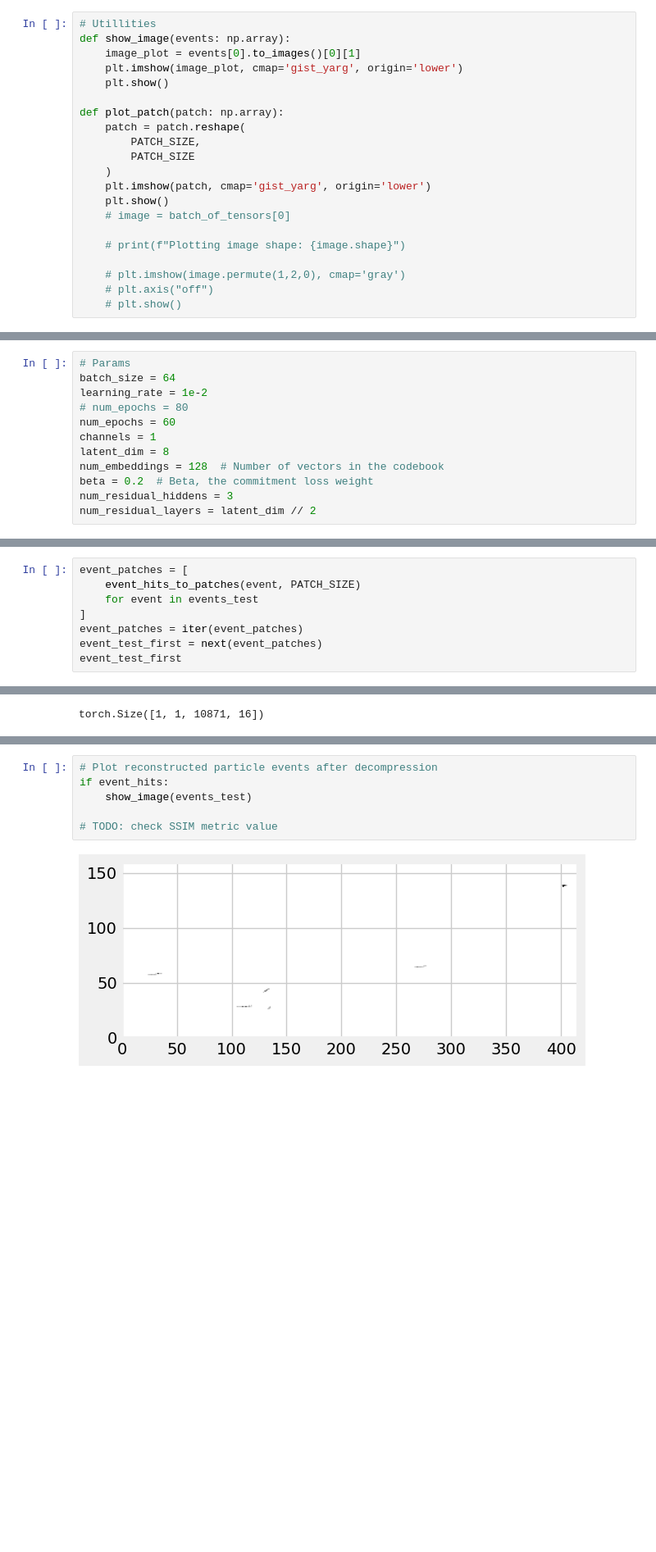
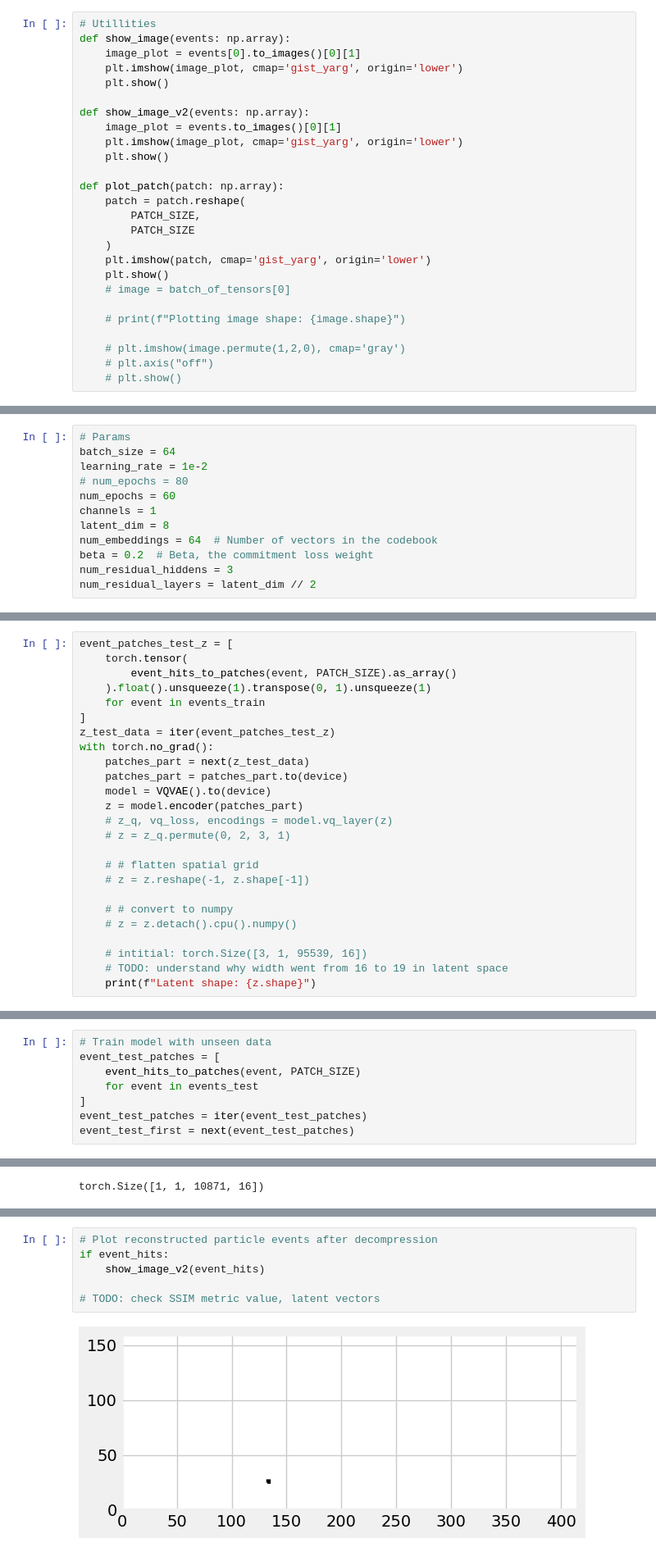
Before and after one commit to pauliusB20/vq-vae-experiments, a Jupyter notebook: cms_particle_hits/main.ipynb, the cells around one changed output, grey strips where cells are left out. Shown at 82% size. Drawn from its saved outputs; the diff is of its cells as text; blank space fills up the shorter version.

Commit message:
[FIX] cms_particle_hits: clarified main test plot, commented not used code

```diff
--- a/cms_particle_hits/main.ipynb
+++ b/cms_particle_hits/main.ipynb
@@ -52,6 +52,11 @@ PATCH_SIZE = 4
 # Utillities
 def show_image(events: np.array):
     image_plot = events[0].to_images()[0][1]
+    plt.imshow(image_plot, cmap='gist_yarg', origin='lower')
+    plt.show()
+
+def show_image_v2(events: np.array):
+    image_plot = events.to_images()[0][1]
     plt.imshow(image_plot, cmap='gist_yarg', origin='lower')
     plt.show()
 
@@ -87,7 +92,7 @@ learning_rate = 1e-2
 num_epochs = 60
 channels = 1
 latent_dim = 8
-num_embeddings = 128  # Number of vectors in the codebook
+num_embeddings = 64  # Number of vectors in the codebook
 beta = 0.2  # Beta, the commitment loss weight
 num_residual_hiddens = 3
 num_residual_layers = latent_dim // 2
@@ -438 +447,26 @@ Epoch [9/60] Average Loss: 580.3095
 ... (66 outputs left out)
+# %%
+event_patches_test_z = [
+    torch.tensor(
+        event_hits_to_patches(event, PATCH_SIZE).as_array()
+    ).float().unsqueeze(1).transpose(0, 1).unsqueeze(1)
+    for event in events_train
+]
+z_test_data = iter(event_patches_test_z)
+with torch.no_grad():
+    patches_part = next(z_test_data)
+    patches_part = patches_part.to(device)
+    model = VQVAE().to(device)
+    z = model.encoder(patches_part)
+    # z_q, vq_loss, encodings = model.vq_layer(z)
+    # z = z_q.permute(0, 2, 3, 1)
+
+    # # flatten spatial grid
+    # z = z.reshape(-1, z.shape[-1])
+
+    # # convert to numpy
+    # z = z.detach().cpu().numpy()
+
+    # intitial: torch.Size([3, 1, 95539, 16])
+    # TODO: understand why width went from 16 to 19 in latent space
+    print(f"Latent shape: {z.shape}")
@@ -469,10 +505,10 @@ print(f"Event patches: {len(event_patches_adcs[0])}")
 Events test: 12
 Event patches: 1
 # %%
-event_patches = [
+# Train model with unseen data
+event_test_patches = [
     event_hits_to_patches(event, PATCH_SIZE)
     for event in events_test
 ]
-event_patches = iter(event_patches)
-event_test_first = next(event_patches)
-event_test_first
+event_test_patches = iter(event_test_patches)
+event_test_first = next(event_test_patches)
@@ -536,8 +556,8 @@ Plotting test patch
 # %%
 # Plot reconstructed particle events after decompression
 if event_hits:
-    show_image(events_test)
+    show_image_v2(event_hits)
 
-# TODO: check SSIM metric value
+# TODO: check SSIM metric value, latent vectors
 # %% [output]
-[figure, old version]
+[figure, new version]
```
Also changed, not shown: parts of 9 cells of this notebook.
